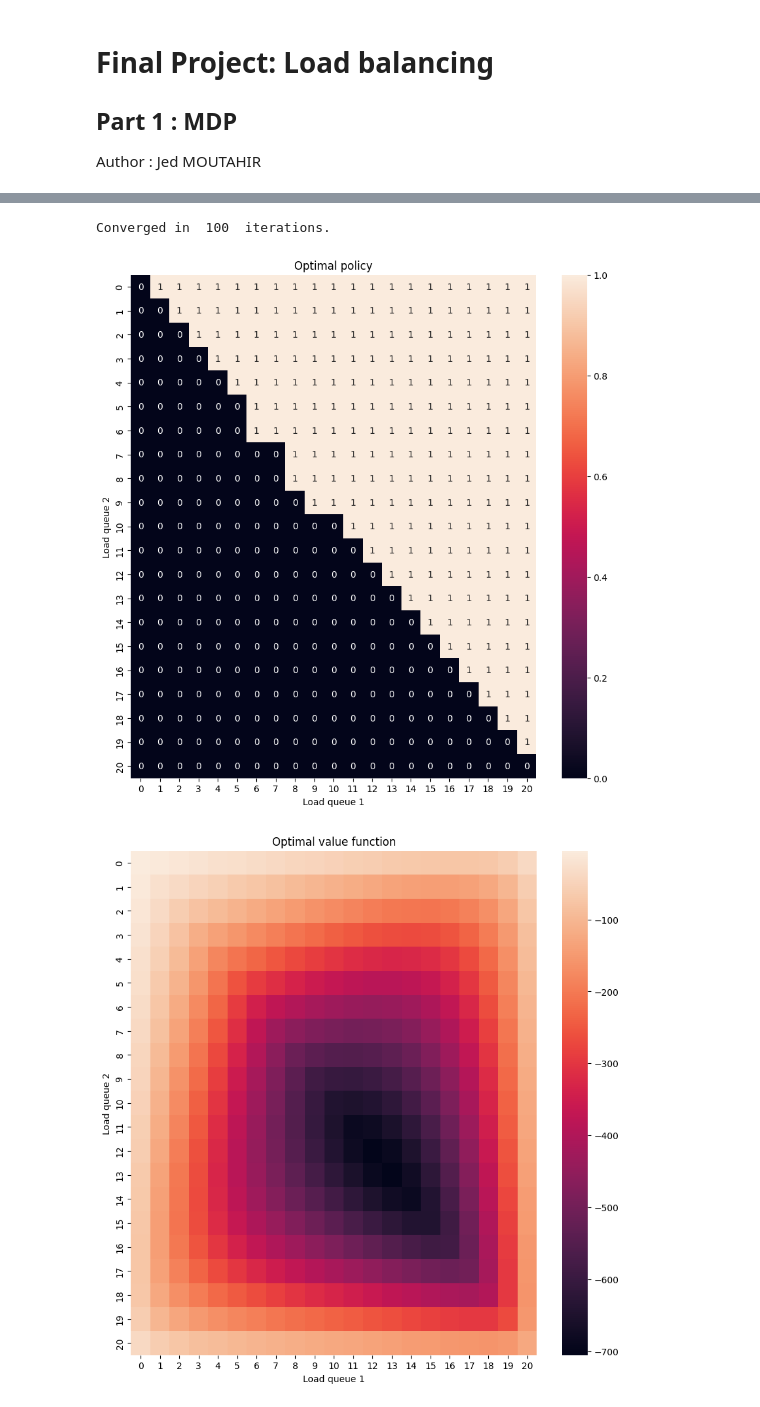
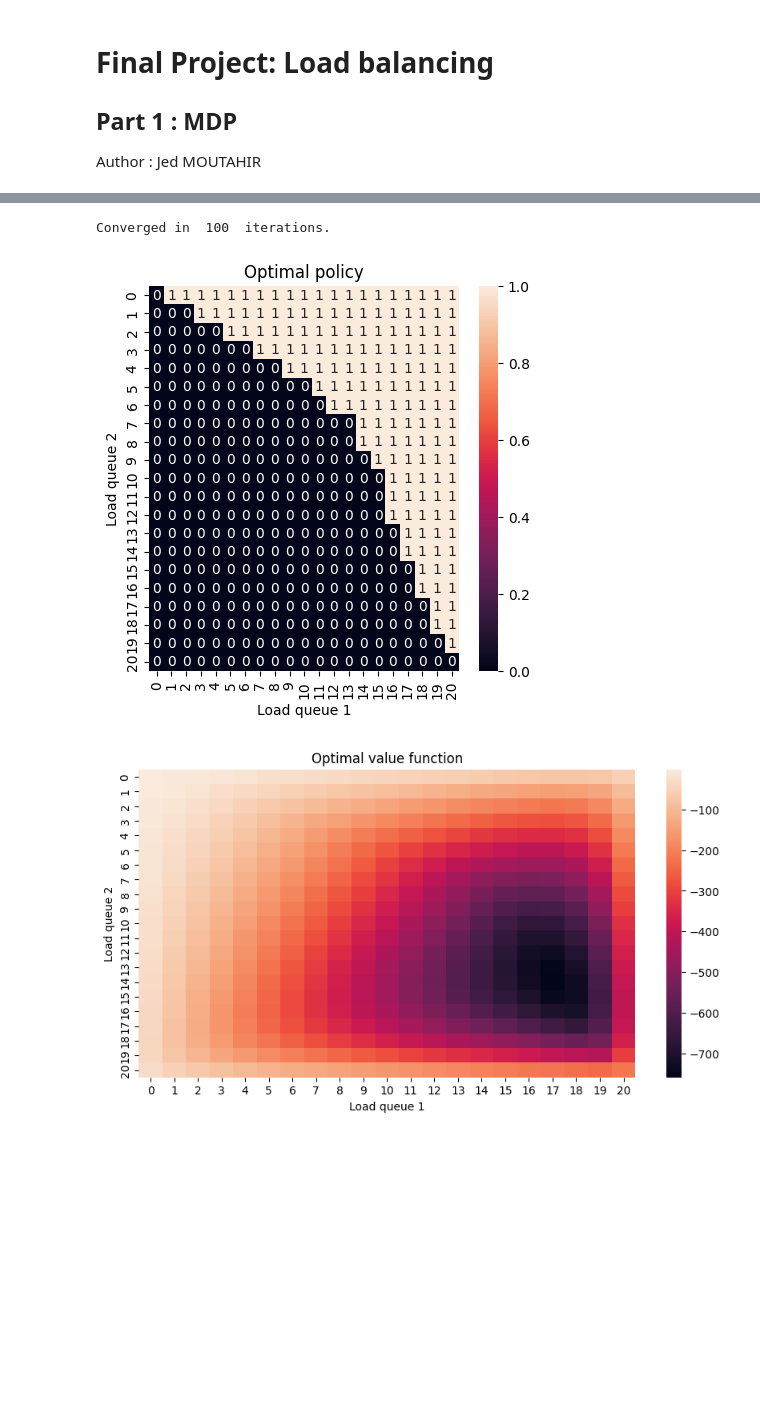
Before and after one commit to JedMoutahir/Travail-SN-ENSEEIHT, a Jupyter notebook: 3A/RL/Project/MDP/project.ipynb, the cells around one changed output, grey strips where cells are left out. Saved outputs shown, nothing was run; the diff lists cells and outputs as text; code cells hidden in the pictures; blank space fills up the shorter version.

```diff
--- a/3A/RL/Project/MDP/project.ipynb
+++ b/3A/RL/Project/MDP/project.ipynb
@@ -328,9 +328,9 @@ def simulateLoadBalencing(lambdA, mu1, mu2, gamma, Q1_max, Q2_max, N, policy):
     return rewards, actions, load_1, load_2
 # %%
 # Parameters
-lambdA = 0.4
+lambdA = 0.3
 mu1 = 0.2
-mu2 = 0.2
+mu2 = 0.4
 gamma = 0.99
 Q1_max = 20
 Q2_max = 20
@@ -365,22 +349,24 @@ Max diff value:  0.0
 # %%
 # Plot the optimal policy
 pi, V = optimalControlMDP(lambdA, mu1, mu2, gamma, Q1_max, Q2_max, 100, 0.01)
-fig, ax = plt.subplots(figsize=(10, 10))
+fig, ax = plt.subplots(figsize=(5, 5))
 sns.heatmap(pi, annot=True, ax=ax)
 plt.xlabel("Load queue 1")
 plt.ylabel("Load queue 2")
 plt.title("Optimal policy")
+plt.savefig("optimal_policy.png")
 plt.show()
 # %% [output]
 Converged in  100  iterations.
-[figure, old version]
+[figure, new version]
 # %%
 # Plot optimal value function
-fig, ax = plt.subplots(figsize=(10, 10))
+fig, ax = plt.subplots(figsize=(10, 5))
 sns.heatmap(V, annot=False, ax=ax)
 plt.xlabel("Load queue 1")
 plt.ylabel("Load queue 2")
 plt.title("Optimal value function")
+plt.savefig("value_function_optimal_policy.png")
 plt.show()
 # %% [output]
-[figure, old version]
+[figure, new version]
```
Also changed, not shown: parts of 6 cells of this notebook, 20 other files.
